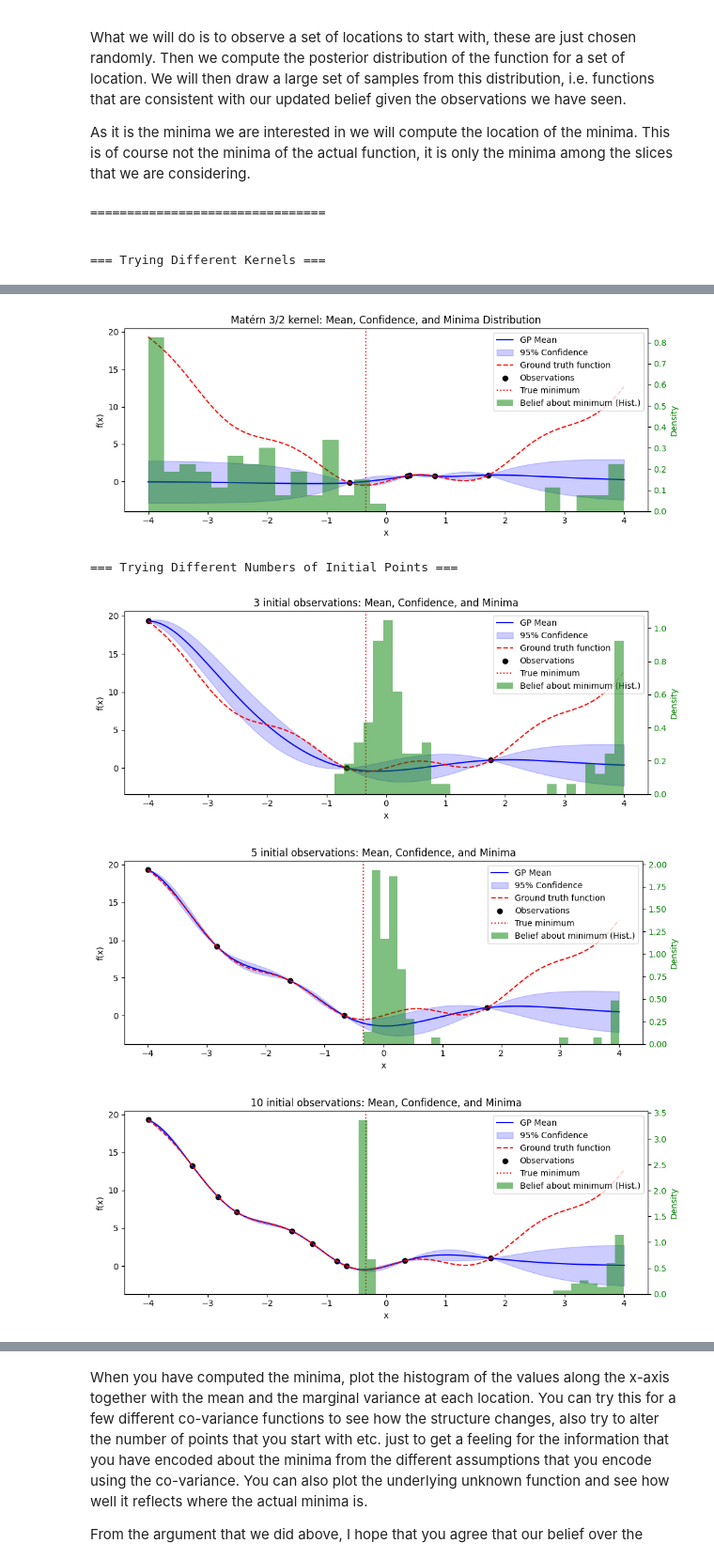
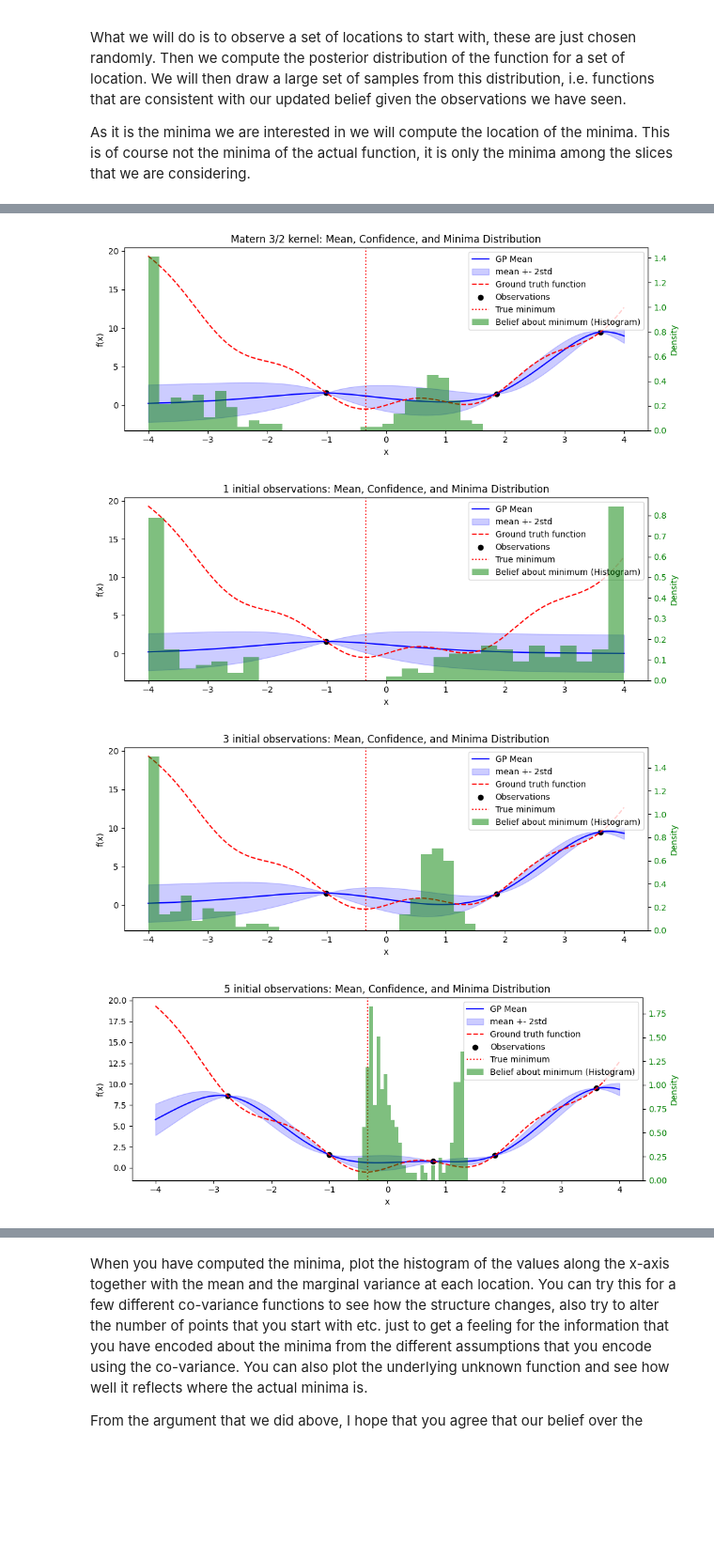
Before and after one commit to helpmatteo/mlpw_assignments, a Jupyter notebook: bayesopt-notebook.ipynb, the cells around one changed output, grey strips where cells are left out. Shown at 94% size. Drawn from its saved outputs; the diff is of its cells as text; code cells hidden in the pictures; blank space fills up the shorter version.

```diff
--- a/bayesopt-notebook.ipynb
+++ b/bayesopt-notebook.ipynb
@@ -166,46 +167,35 @@ def plot_gp_sausage_and_minima(plot_x_range,
                                gp_mean, gp_variance,
                                true_minimum_x,
                                title, hist_color='green'):
-    """
-    Plots the GP posterior (mean + confidence) and overlays
-    the histogram of the belief about the minimum (using a twin axis).
-    (Minimal version)
-    """
 
     fig, ax1 = plt.subplots(figsize=(10, 4))
 
-    # --- Primary Y-Axis (ax1) for f(x) and GP "Sausage" ---
     ax1.set_xlabel('x')
     ax1.set_ylabel('f(x)')
 
-    # --- Prepare data ---
     x_flat = plot_x_range.flatten()
     mean_flat = gp_mean.flatten()
     std_dev_flat = np.sqrt(np.maximum(gp_variance.flatten(), 0))
 
-    # --- Plot the "Sausage" Plot ---
     ax1.plot(x_flat, mean_flat, 'b-', label='GP Mean')
     ax1.fill_between(x_flat,
                      mean_flat - 2 * std_dev_flat,
                      mean_flat + 2 * std_dev_flat,
-                     color='blue', alpha=0.2, label='95% Confidence')
+                     color='blue', alpha=0.2, label='mean +- 2std')
 
-    # --- Plot Data and True Function ---
     ax1.plot(x_flat, f(x_flat), 'r--', label='Ground truth function')
     ax1.scatter(x_observations, y_observations, c='black', label='Observations')
     ax1.axvline(true_minimum_x, color='red', linestyle=':', label='True minimum')
 
-    # --- Secondary Y-Axis (ax2) for Histogram ONLY ---
     ax2 = ax1.twinx()
     ax2.set_ylabel(f'Density', color=hist_color)
 
     ax2.hist(sampled_minima_locations, bins=30, density=True,
-             alpha=0.5, color=hist_color, label='Belief about minimum (Hist.)')
+             alpha=0.5, color=hist_color, label='Belief about minimum (Histogram)')
 
     ax2.tick_params(axis='y', labelcolor=hist_color)
     ax2.set_ylim(bottom=0)
 
-    # --- Combine legends (simple method) ---
     lines1, labels1 = ax1.get_legend_handles_labels()
     lines2, labels2 = ax2.get_legend_handles_labels()
     ax1.legend(lines1 + lines2, labels1 + labels2, loc='upper right')
@@ -215,30 +205,24 @@ def plot_gp_sausage_and_minima(plot_x_range,
     plt.show()
 
 
-# --- Your original code to run the plots (no changes needed) ---
-
-# Setup
 plot_x_range = np.linspace(-4, 4, 200).reshape(-1, 1)
-theta = np.array([2.0, 1.5]) # Hyperparameters
+theta = np.array([1.5, 1.5])
 true_minimum_x = plot_x_range[np.argmin(f(plot_x_range)), 0]
-
-print("\n================================\n")
-print("\n=== Trying Different Kernels ===\n")
 
 kernels = [
     (rbf_kernel, "RBF"),
-    (matern52_kernel, "Matérn 5/2"),
-    (matern32_kernel, "Matérn 3/2")
+    (matern52_kernel, "Matern 5/2"),
+    (matern32_kernel, "Matern 3/2")
 ]
 
 for kernel_func, kernel_name in kernels:
-    rng = np.random.RandomState(0)
-    x_observations = rng.uniform(-4, 4, size=(5, 1))
+    rng = np.random.RandomState(42)
+    x_observations = rng.uniform(-4, 4, size=(3, 1))
     y_observations = f(x_observations)
 
     sampled_minima_locations, gp_mean, gp_variance = sample_minima(
         x_observations, y_observations, plot_x_range,
-        kernel_func, theta, n_samples=100
+        kernel_func, theta, n_samples=200
     )
 
     plot_gp_sausage_and_minima(
@@ -248,29 +232,22 @@ for kernel_func, kernel_name in kernels:
         title=f'{kernel_name} kernel: Mean, Confidence, and Minima Distribution'
     )
 
-
-print("\n=== Trying Different Numbers of Initial Points ===\n")
-
 kernel_func = matern52_kernel
 
-for n_initial_points in [3, 5, 10]:
-    rng = np.random.RandomState(1)
+for n_initial_points in [1, 3, 5, 7, 9]:
+    rng = np.random.RandomState(42)
     x_observations = rng.uniform(-4, 4, size=(n_initial_points, 1))
     y_observations = f(x_observations)
 
     sampled_minima_locations, gp_mean, gp_variance = sample_minima(
         x_observations, y_observations, plot_x_range,
-        kernel_func, theta, n_samples=100
+        kernel_func, theta, n_samples=200
     )
 
     plot_gp_sausage_and_minima(
         plot_x_range, x_observations, y_observations,
         sampled_minima_locations, gp_mean, gp_variance,
         true_minimum_x,
-        title=f'{n_initial_points} initial observations: Mean, Confidence, and Minima'
+        title=f'{n_initial_points} initial observations: Mean, Confidence, and Minima Distribution'
     )
 # %% [output]
-================================
-
-
-=== Trying Different Kernels ===
@@ -279,5 +256,4 @@ for n_initial_points in [3, 5, 10]:
-[figure, old version]
+[figure, new version]
-=== Trying Different Numbers of Initial Points ===
-[figure, old version]
+[figure, new version]
-[figure, old version]
+[figure, new version]
-[figure, old version]
+[figure, new version]
```
Also changed, not shown: parts of 22 cells of this notebook, 1 other file.
